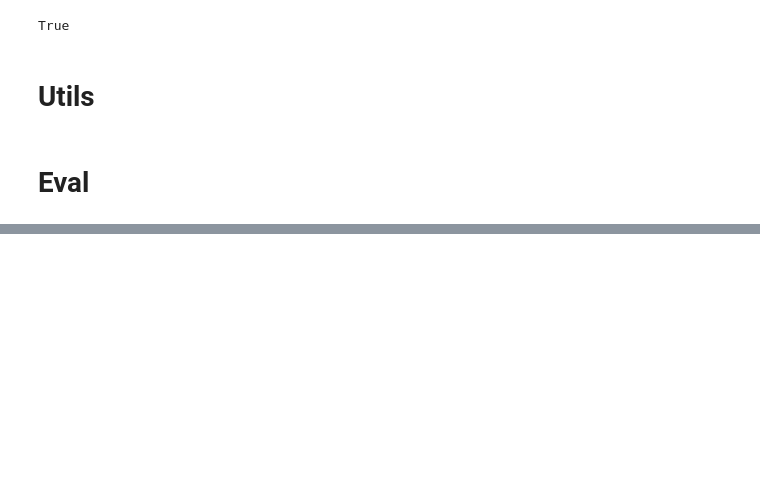
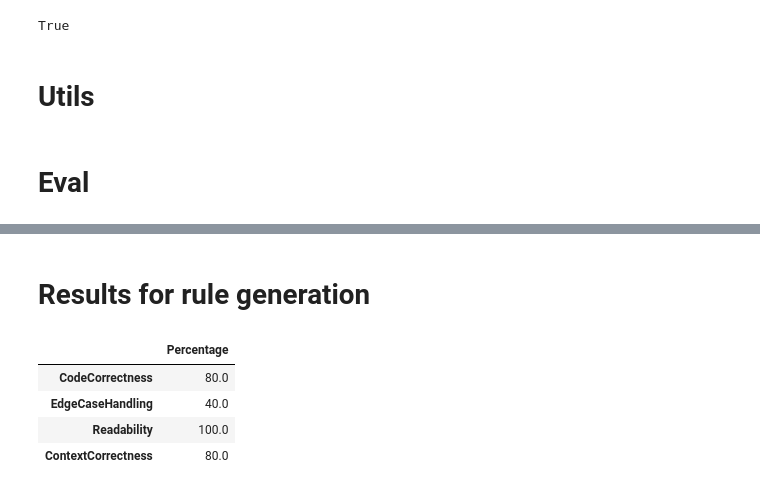
Before and after one commit to korzepadawid/lowcode-ai, a Jupyter notebook: llm-eval.ipynb, the cells around one changed output, grey strips where cells are left out. Saved outputs shown, nothing was run; the diff lists cells and outputs as text; code cells hidden in the pictures; blank space fills up the shorter version.

```diff
--- a/llm-eval.ipynb
+++ b/llm-eval.ipynb
@@ -303,0 +669,21 @@ result_df.head()
+# %% [markdown]
+# Results for rule generation
+# %%
+category_map = {
+    'CodeCorrectness': 'Correctness',
+    'EdgeCaseHandling': 'Edge Case Coverage',
+    'Readability': 'Code Readability',
+    'ContextCorrectness': 'Contextual Accuracy'
+}
+
+true_counts = total_score_df[['CodeCorrectness', 'EdgeCaseHandling', 'Readability', 'ContextCorrectness']].sum()
+result_df = pd.DataFrame({
+    'Percentage': (true_counts / len(total_score_df)) * 100
+})
+result_df.head()
+# %% [output]
+|  | Percentage |
+| CodeCorrectness | 80.0 |
+| EdgeCaseHandling | 40.0 |
+| Readability | 100.0 |
+| ContextCorrectness | 80.0 |
```
Also changed, not shown: parts of 15 cells of this notebook.
